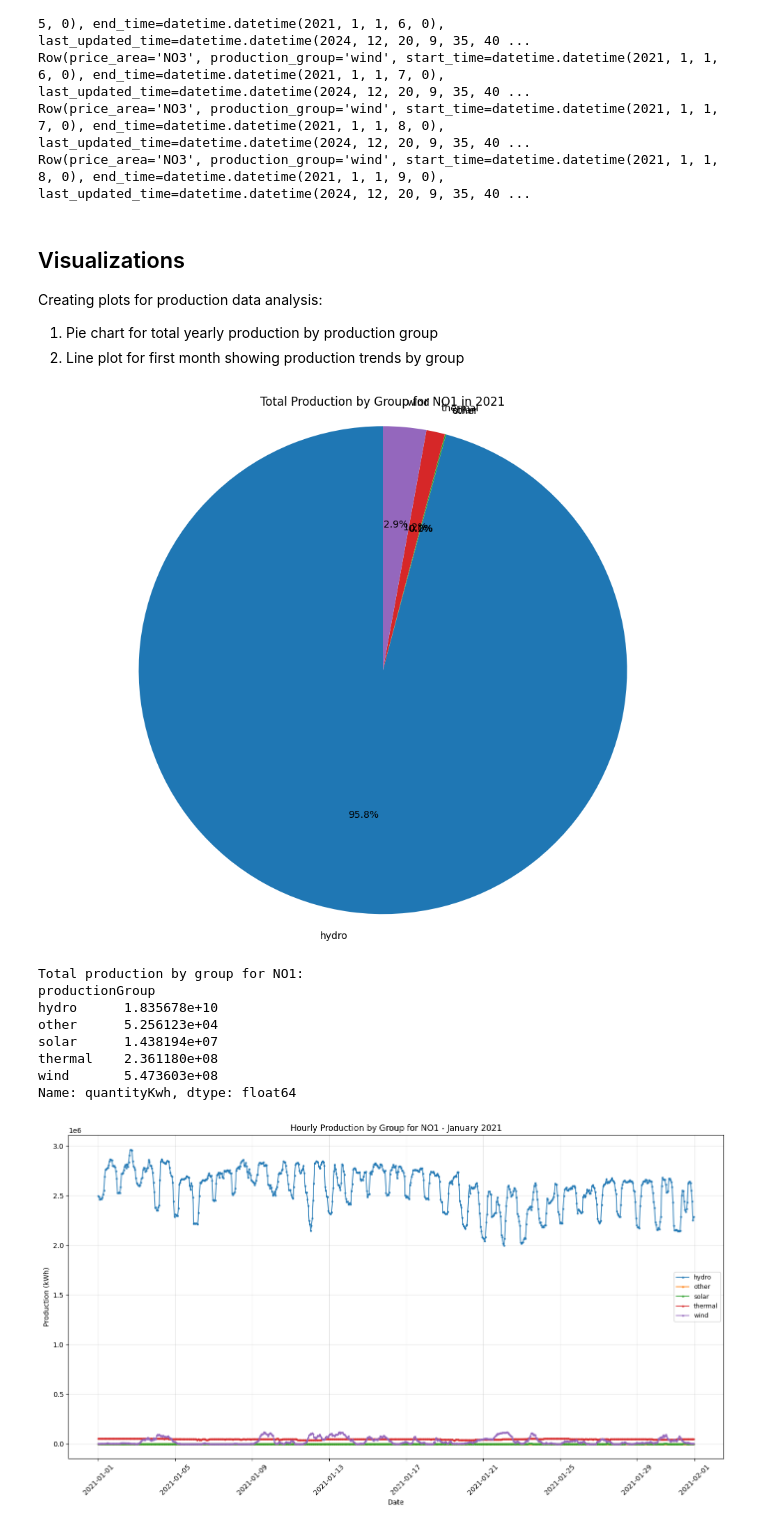
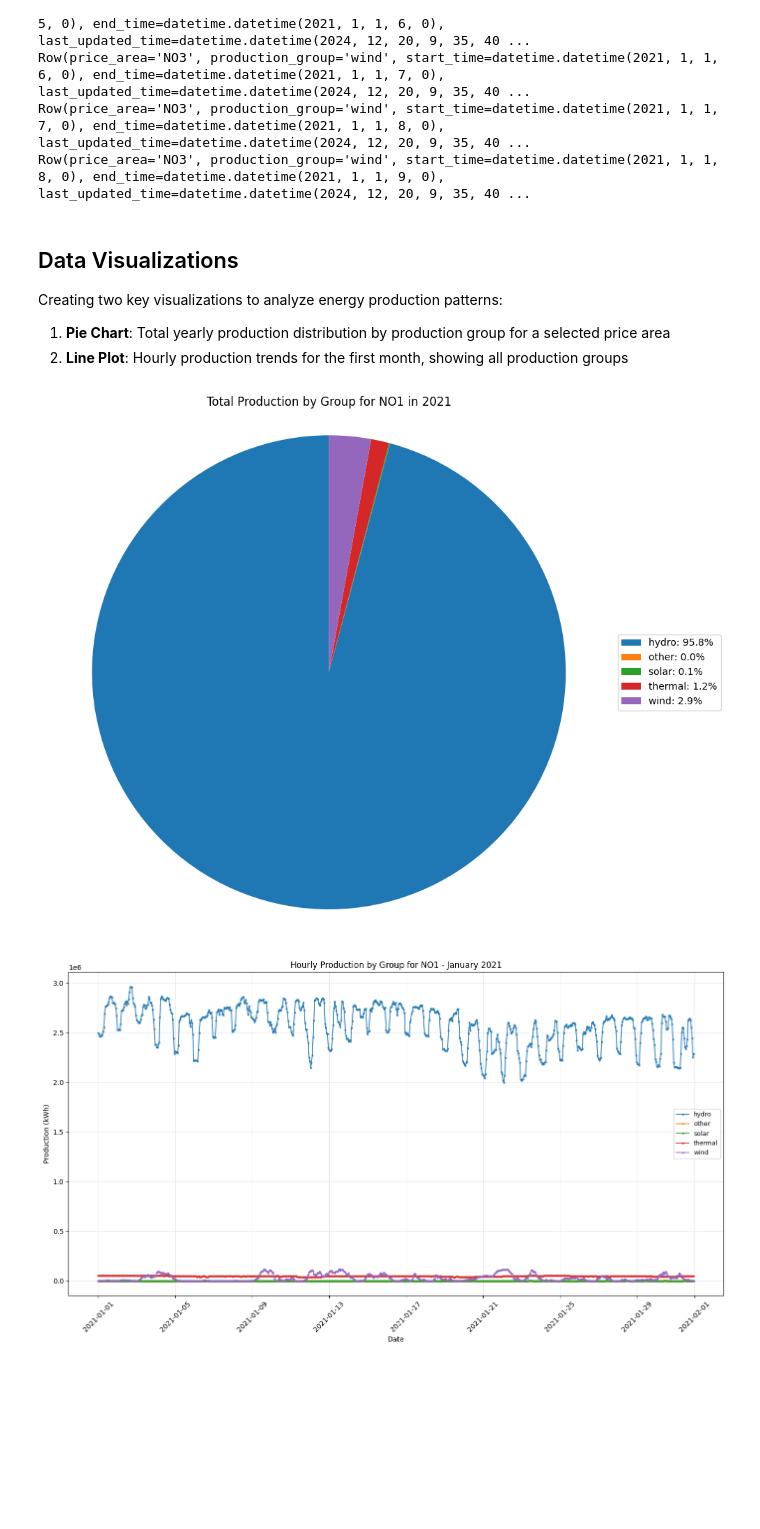
Before and after one commit to fayomitz/IND320-fayomitz, a Jupyter notebook: Part2.ipynb, the cells around one changed output. Drawn from its saved outputs; the diff is of its cells as text; code cells hidden in the pictures; blank space fills up the shorter version.

```diff
--- a/Part2.ipynb
+++ b/Part2.ipynb
@@ -350,42 +411,43 @@ Row(price_area='NO3', production_group='wind', start_time=datetime.datetime(2021
 Row(price_area='NO3', production_group='wind', start_time=datetime.datetime(2021, 1, 1, 7, 0), end_time=datetime.datetime(2021, 1, 1, 8, 0), last_updated_time=datetime.datetime(2024, 12, 20, 9, 35, 40 ...
 Row(price_area='NO3', production_group='wind', start_time=datetime.datetime(2021, 1, 1, 8, 0), end_time=datetime.datetime(2021, 1, 1, 9, 0), last_updated_time=datetime.datetime(2024, 12, 20, 9, 35, 40 ...
 # %% [markdown]
-## Visualizations
+## Data Visualizations
 
-Creating plots for production data analysis:
-1. Pie chart for total yearly production by production group
-2. Line plot for first month showing production trends by group
+Creating two key visualizations to analyze energy production patterns:
+1. **Pie Chart**: Total yearly production distribution by production group for a selected price area
+2. **Line Plot**: Hourly production trends for the first month, showing all production groups
 # %%
-# Pie chart: Total production for the year by production group for a chosen price area
+# Import matplotlib for creating visualizations
 import matplotlib.pyplot as plt
 
-# Choose a price area (you can change this)
+# Select the price area to analyze (NO1 represents Southern Norway)
 chosen_price_area = 'NO1'
 
-# Filter data for the chosen price area
+# Filter the DataFrame to include only records from the chosen price area
 price_area_data = df[df['priceArea'] == chosen_price_area]
 
-# Group by production group and sum the quantity
+# Aggregate production data: group by production type and sum all hourly values for the year
 yearly_production = price_area_data.groupby('productionGroup')['quantityKwh'].sum()
 
-# Create pie chart
+# Calculate percentages for legend
+total_production = yearly_production.sum()
+percentages = (yearly_production / total_production * 100)
+
+# Create labels with production group names and percentages
+legend_labels = [f'{group}: {pct:.1f}%' for group, pct in zip(yearly_production.index, percentages)]
+
+# Create a pie chart to show the distribution
 plt.figure(figsize=(10, 8))
-plt.pie(yearly_production, labels=yearly_production.index, autopct='%1.1f%%', startangle=90)
+plt.pie(
+    yearly_production,              # Data values
+    labels=None,                    # No labels on the chart itself
+    startangle=90                    # Start the first slice at 90 degrees (top)
+)
 plt.title(f'Total Production by Group for {chosen_price_area} in 2021')
-plt.axis('equal')
-plt.tight_layout()
+plt.legend(legend_labels, loc='center left', bbox_to_anchor=(1, 0, 0.5, 1))  # Legend outside the plot
+plt.axis('equal')  # Equal aspect ratio ensures the pie chart is circular
+plt.tight_layout()  # Adjust layout to prevent label clipping
 plt.show()
-
-print(f"\nTotal production by group for {chosen_price_area}:")
-print(yearly_production)
 # %% [output]
-[figure, old version]
+[figure, new version]
-Total production by group for NO1:
-productionGroup
-hydro      1.835678e+10
-other      5.256123e+04
-solar      1.438194e+07
-thermal    2.361180e+08
-wind       5.473603e+08
-Name: quantityKwh, dtype: float64
 # %%
```
Also changed, not shown: parts of 23 cells of this notebook, 1 other file.
